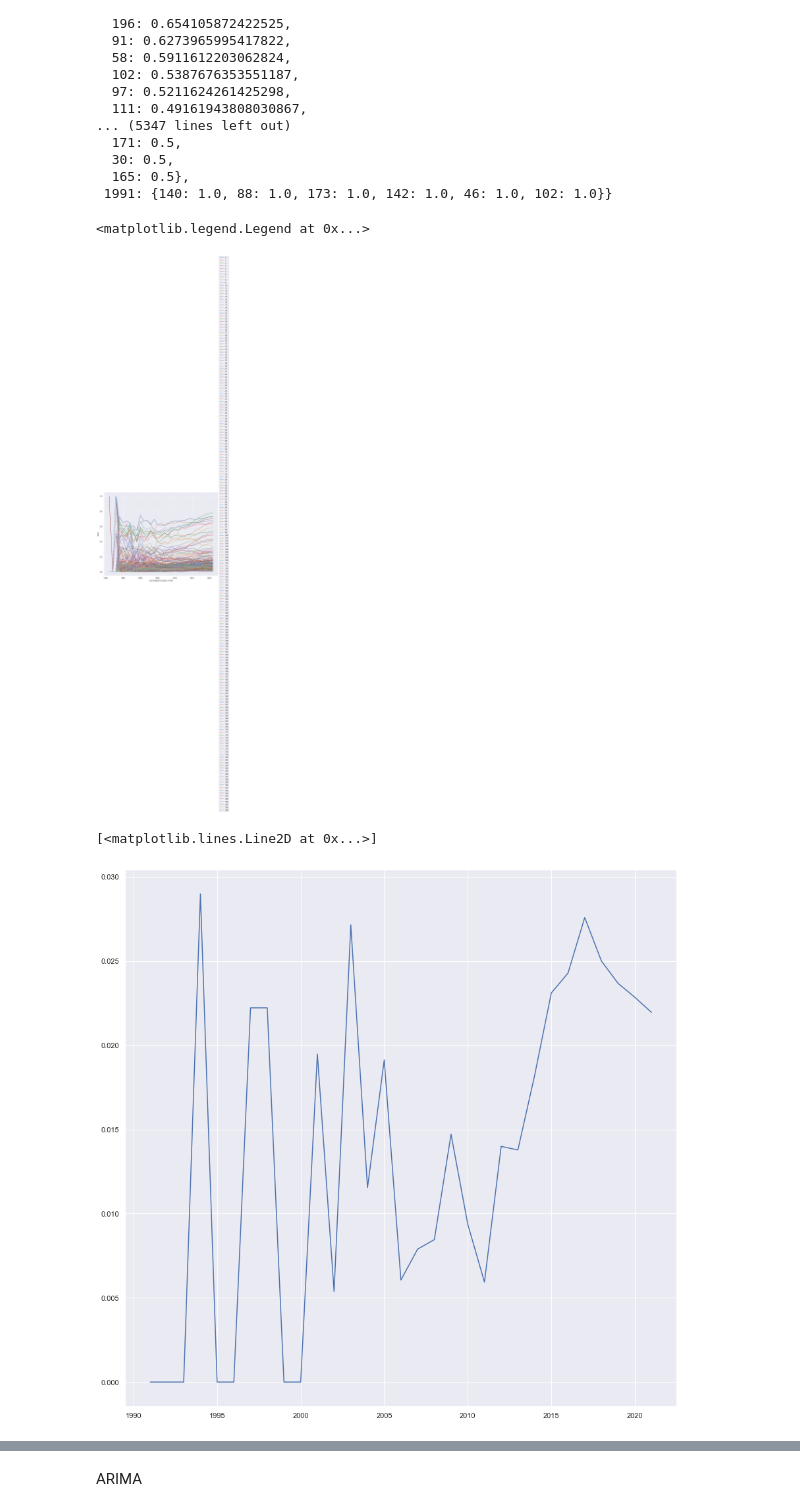
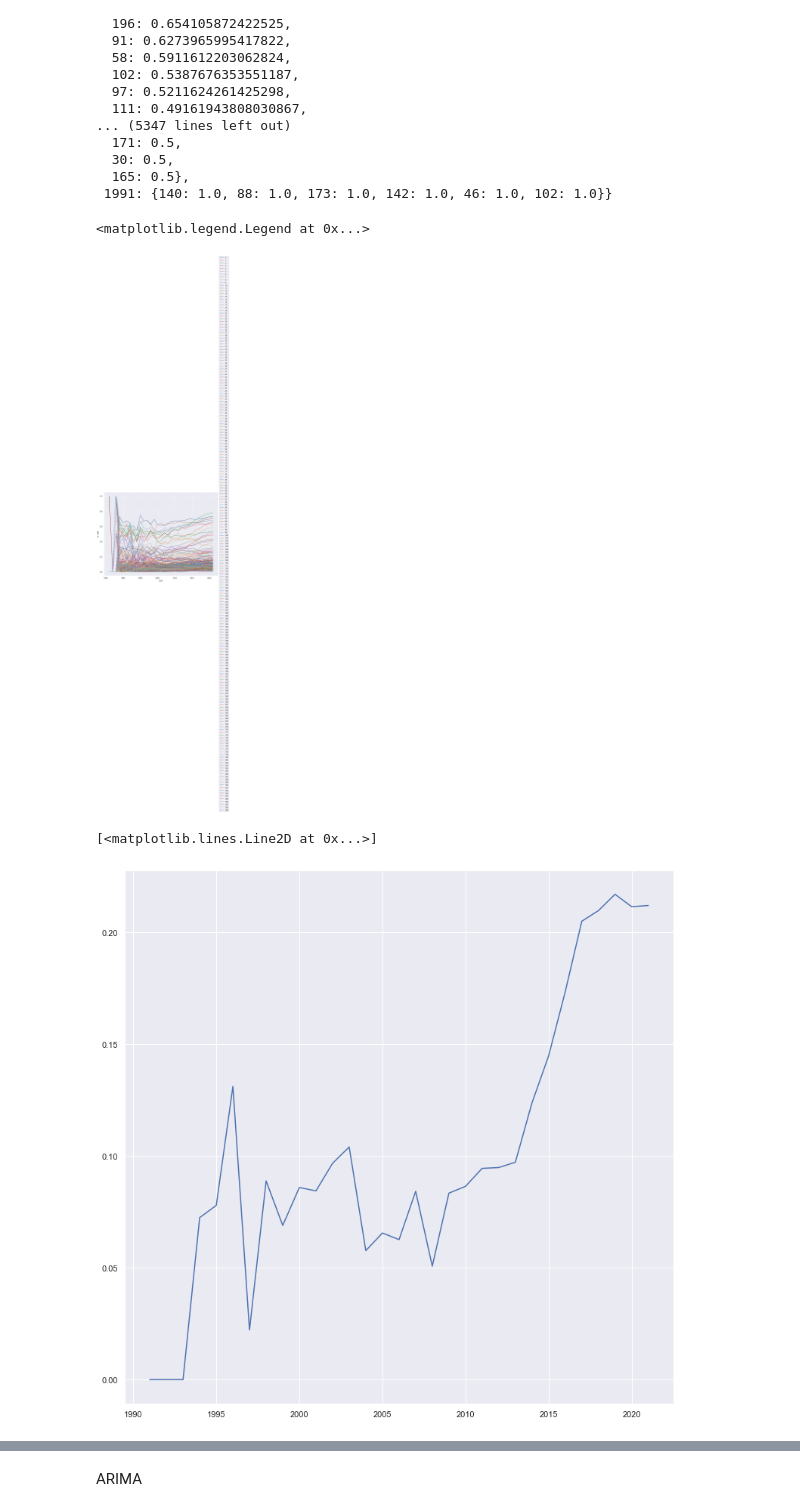
Before and after one commit to mijovicmia/4YP, a Jupyter notebook: ht1.ipynb, the cells around one changed output, grey strips where cells are left out. Cells and saved outputs as stored; diff of their text form; code cells hidden in the pictures.

```diff
--- a/ht1.ipynb
+++ b/ht1.ipynb
@@ -757,0 +789,29 @@ df_combined
+# %%
+def str2json(s):
+    d = {}
+    s = s.replace('{', '')
+    s = s.replace('}', '')
+    s = s.replace("'", '')
+    s = s.replace('"', '')
+    s = s.replace(' ', '')
+    l = s.split(',')
+    for term in l:
+        pair = term.split(':')
+        if(len(pair)>1):
+            d[int(pair[0])] = int(pair[1])
+    return d
+# %%
+def topics2list(s):
+    s = s.replace('dict_keys([', '')
+    s = s.replace('])','')
+    s = s.replace(' ', '')
+    s = s.replace("'", '')
+    l = s.split(',')
+    if(l == ['']):
+        return []
+    l = [int(x) for x in l]
+    return l
+# %%
+df_combined['topic_hits'] = df_combined.topic_hits.apply(str2json)
+# %%
+df_combined['topics'] = df_combined.topics.apply(topics2list)
@@ -917,22 +1003,22 @@ x_p, y_p = plottingParams(hits_normalized)
 plt.figure(figsize=(12, 9), dpi=80)
 for i in range(k):
     plt.plot(x_p, y_p[i], label=i)
-plt.ylabel('year')
-plt.xlabel('normalized number of hits')
+plt.ylabel('% /100')
+plt.xlabel('year')
 plt.legend(loc='center left', bbox_to_anchor=(1, 0.5))
 # %% [output]
 <matplotlib.legend.Legend at 0x...>
-[figure, old version]
+[figure, new version]
 # %%
 #41 ML
 #162 image
 #107 nlp
 #116 gan
 #187 fading channels
 #163 neurons
-plt.plot(x_p, y_p[163], label=i)
+plt.plot(x_p, y_p[162], label=i)
 # %% [output]
 [<matplotlib.lines.Line2D at 0x...>]
-[figure, old version]
+[figure, new version]
 # %%
 df_combined.to_csv("../Data/df_combined.csv", index=False)
```
Also changed, not shown: parts of 54 cells of this notebook.
